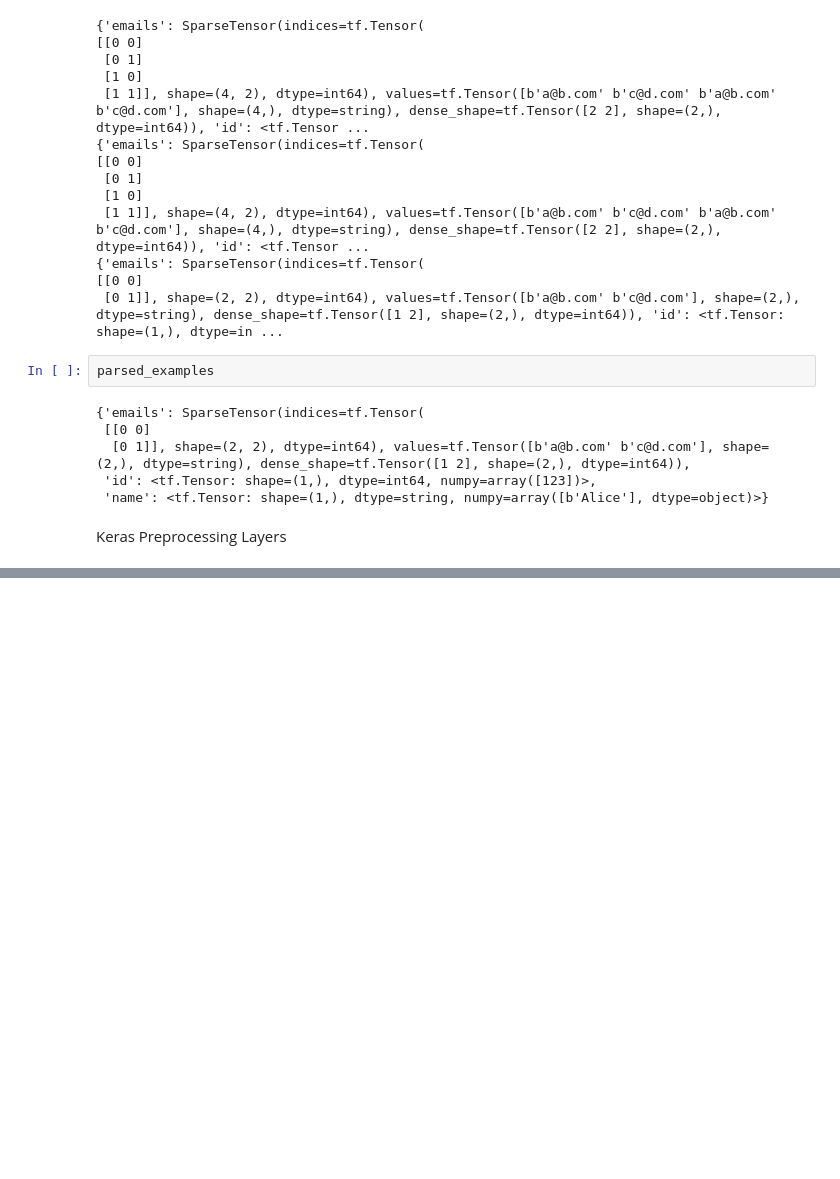
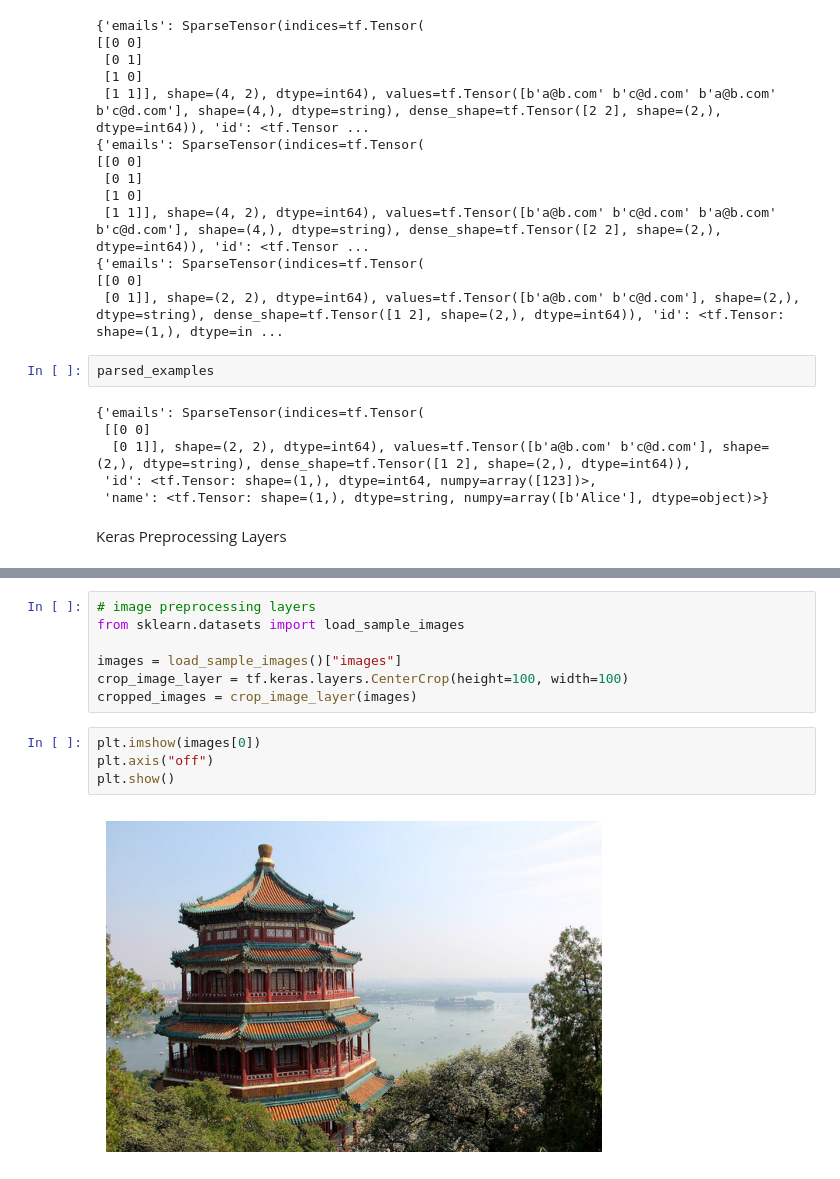
Before and after one commit to GGRusty/Hands-on-ML, a Jupyter notebook: Notes/Chapter13_Load_Preprocess.ipynb, the cells around one changed output, grey strips where cells are left out. Drawn from its saved outputs; the diff is of its cells as text; blank space fills up the shorter version.

```diff
--- a/Notes/Chapter13_Load_Preprocess.ipynb
+++ b/Notes/Chapter13_Load_Preprocess.ipynb
@@ -584,0 +881,13 @@ Keras Preprocessing Layers
+# %%
+# image preprocessing layers
+from sklearn.datasets import load_sample_images
+
+images = load_sample_images()["images"]
+crop_image_layer = tf.keras.layers.CenterCrop(height=100, width=100)
+cropped_images = crop_image_layer(images)
+# %%
+plt.imshow(images[0])
+plt.axis("off")
+plt.show()
+# %% [output]
+[figure, added]
```
Also changed, not shown: parts of 38 cells of this notebook.
